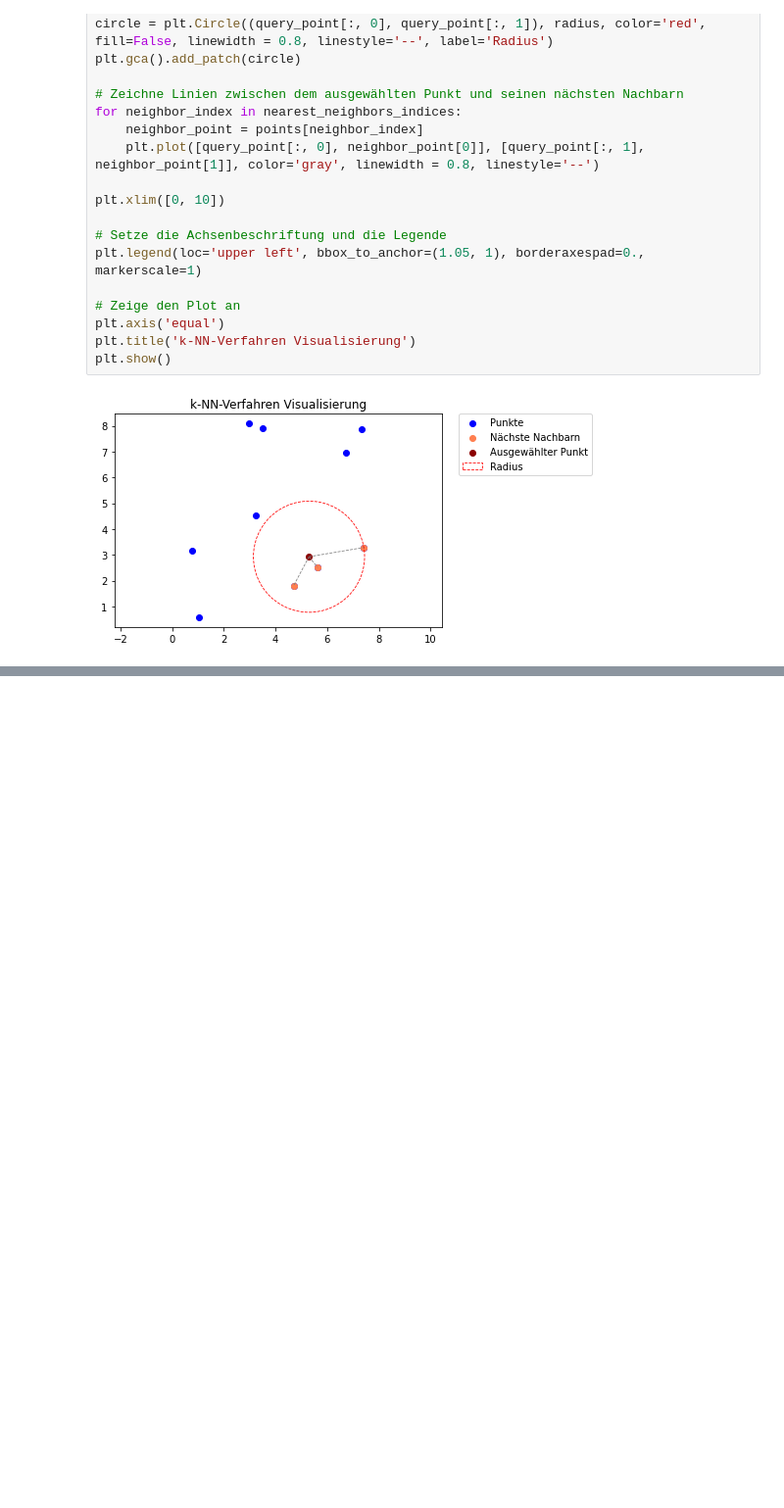
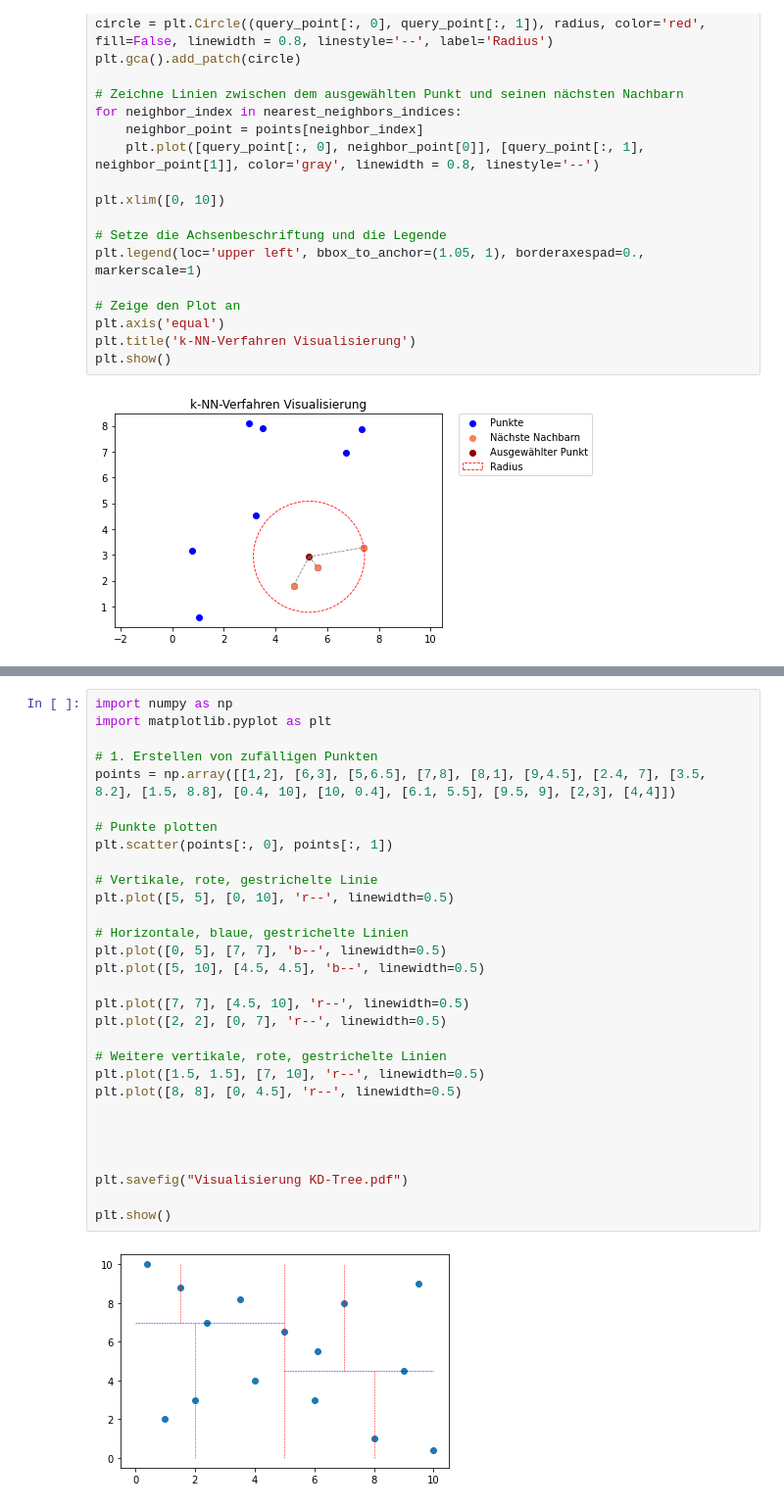
Before and after one commit to Zin9zan9/Stat_Seminar, a Jupyter notebook: Grafiken.ipynb, the cells around one changed output, grey strips where cells are left out. Shown: that part at 98% size. Saved outputs shown, nothing was run; the diff lists cells and outputs as text; blank space fills up the shorter version.

```diff
--- a/Grafiken.ipynb
+++ b/Grafiken.ipynb
@@ -617,0 +633,32 @@ plt.show()
+# %%
+import numpy as np
+import matplotlib.pyplot as plt
+
+# 1. Erstellen von zufälligen Punkten
+points = np.array([[1,2], [6,3], [5,6.5], [7,8], [8,1], [9,4.5], [2.4, 7], [3.5, 8.2], [1.5, 8.8], [0.4, 10], [10, 0.4], [6.1, 5.5], [9.5, 9], [2,3], [4,4]])
+
+# Punkte plotten
+plt.scatter(points[:, 0], points[:, 1])
+
+# Vertikale, rote, gestrichelte Linie
+plt.plot([5, 5], [0, 10], 'r--', linewidth=0.5)
+
+# Horizontale, blaue, gestrichelte Linien
+plt.plot([0, 5], [7, 7], 'b--', linewidth=0.5)
+plt.plot([5, 10], [4.5, 4.5], 'b--', linewidth=0.5)
+
+plt.plot([7, 7], [4.5, 10], 'r--', linewidth=0.5)
+plt.plot([2, 2], [0, 7], 'r--', linewidth=0.5)
+
+# Weitere vertikale, rote, gestrichelte Linien
+plt.plot([1.5, 1.5], [7, 10], 'r--', linewidth=0.5)
+plt.plot([8, 8], [0, 4.5], 'r--', linewidth=0.5)
+
+
+
+
+plt.savefig("Visualisierung KD-Tree.pdf")
+
+plt.show()
+# %% [output]
+[figure, added]
```
Also changed, not shown: parts of 1 cell of this notebook, 19 other files.
